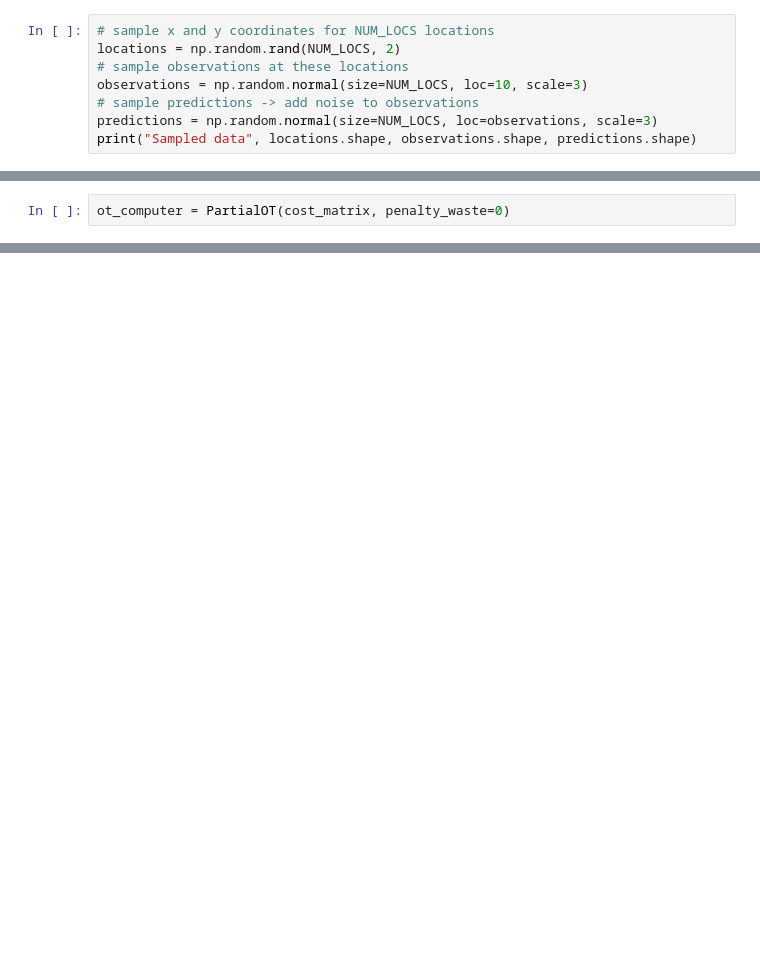
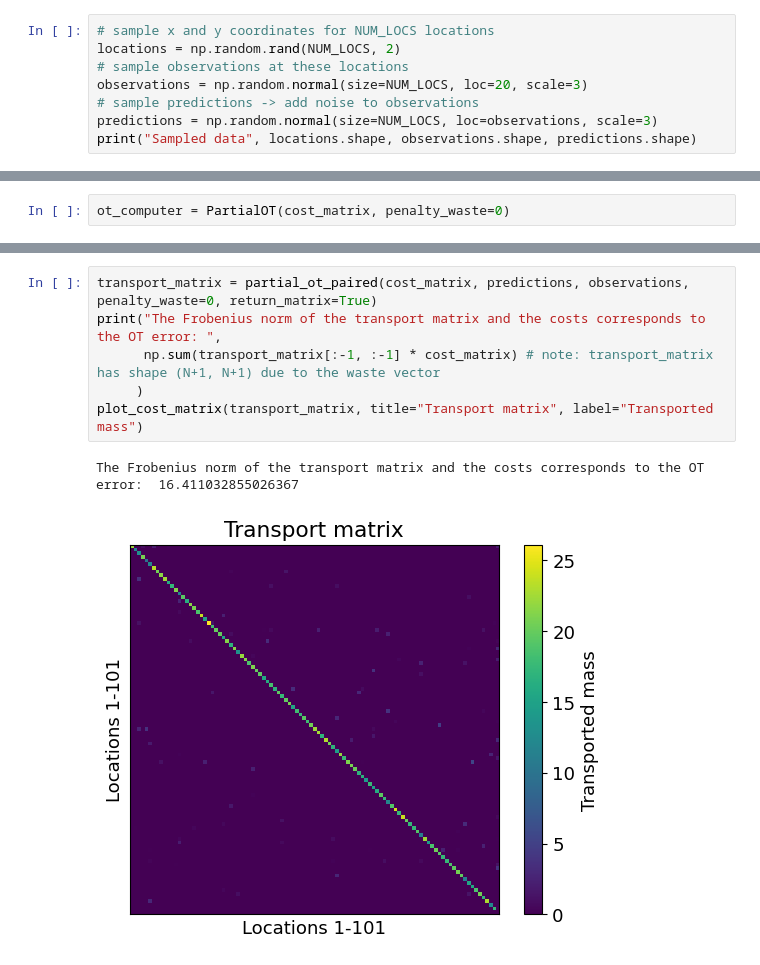
Before and after one commit to mie-lab/geospatialOT, a Jupyter notebook: tutorial.ipynb, the cells around one changed output, grey strips where cells are left out. Cells and saved outputs as stored; diff of their text form; blank space fills up the shorter version.

```diff
--- a/tutorial.ipynb
+++ b/tutorial.ipynb
@@ -16,7 +22,7 @@ NUM_LOCS = 100
 # sample x and y coordinates for NUM_LOCS locations
 locations = np.random.rand(NUM_LOCS, 2)
 # sample observations at these locations
-observations = np.random.normal(size=NUM_LOCS, loc=10, scale=3)
+observations = np.random.normal(size=NUM_LOCS, loc=20, scale=3)
 # sample predictions -> add noise to observations
 predictions = np.random.normal(size=NUM_LOCS, loc=observations, scale=3)
 print("Sampled data", locations.shape, observations.shape, predictions.shape)
@@ -50,0 +70,9 @@ partial_ot_fixed_locations(cost_matrix, predictions, observations, penalty_waste
+# %%
+transport_matrix = partial_ot_paired(cost_matrix, predictions, observations, penalty_waste=0, return_matrix=True)
+print("The Frobenius norm of the transport matrix and the costs corresponds to the OT error: ",
+      np.sum(transport_matrix[:-1, :-1] * cost_matrix) # note: transport_matrix has shape (N+1, N+1) due to the waste vector
+     )
+plot_cost_matrix(transport_matrix, title="Transport matrix", label="Transported mass")
+# %% [output]
+The Frobenius norm of the transport matrix and the costs corresponds to the OT error:  16.411032855026367
+[figure, added]
```
Also changed, not shown: parts of 33 cells of this notebook, 3 other files.
